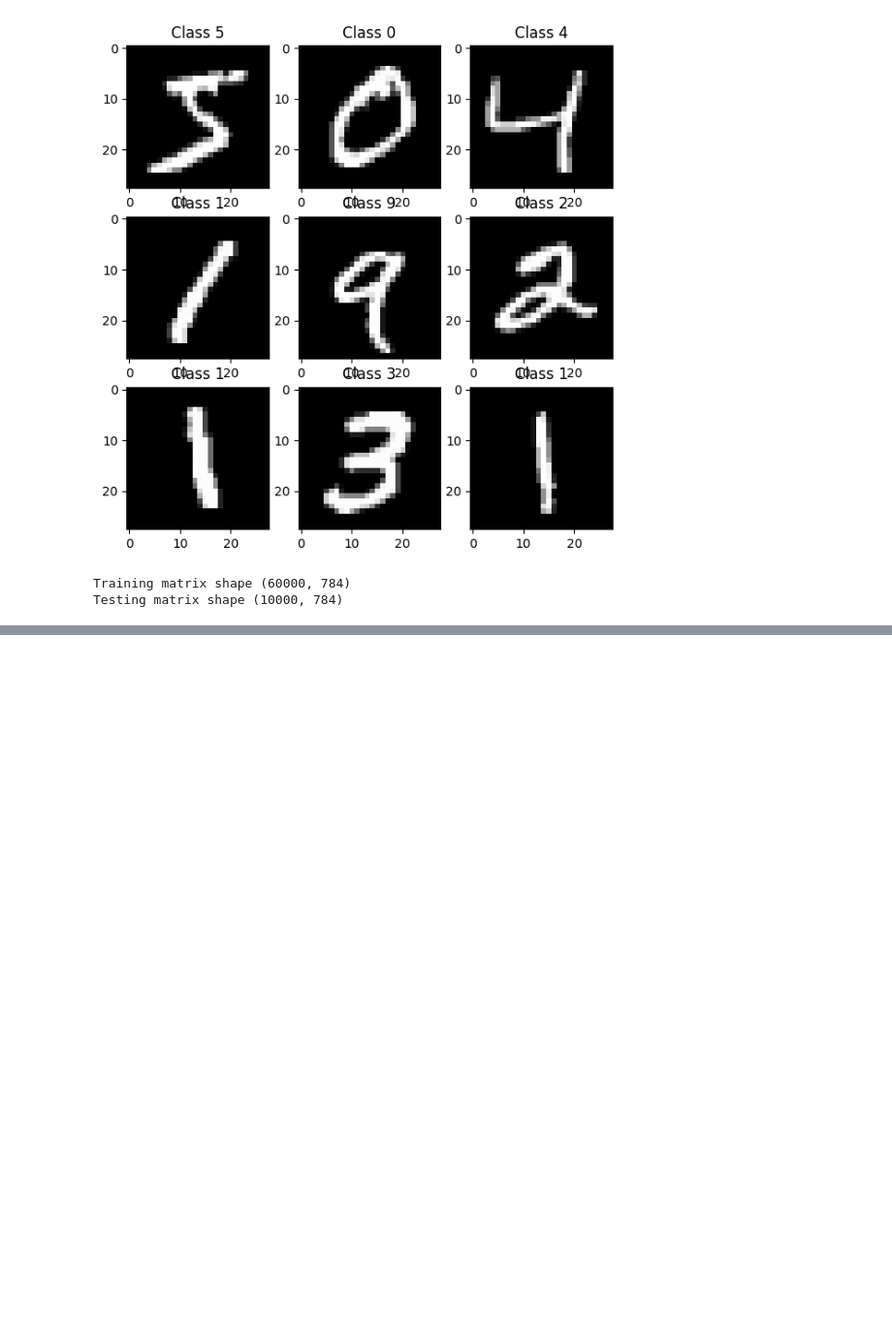
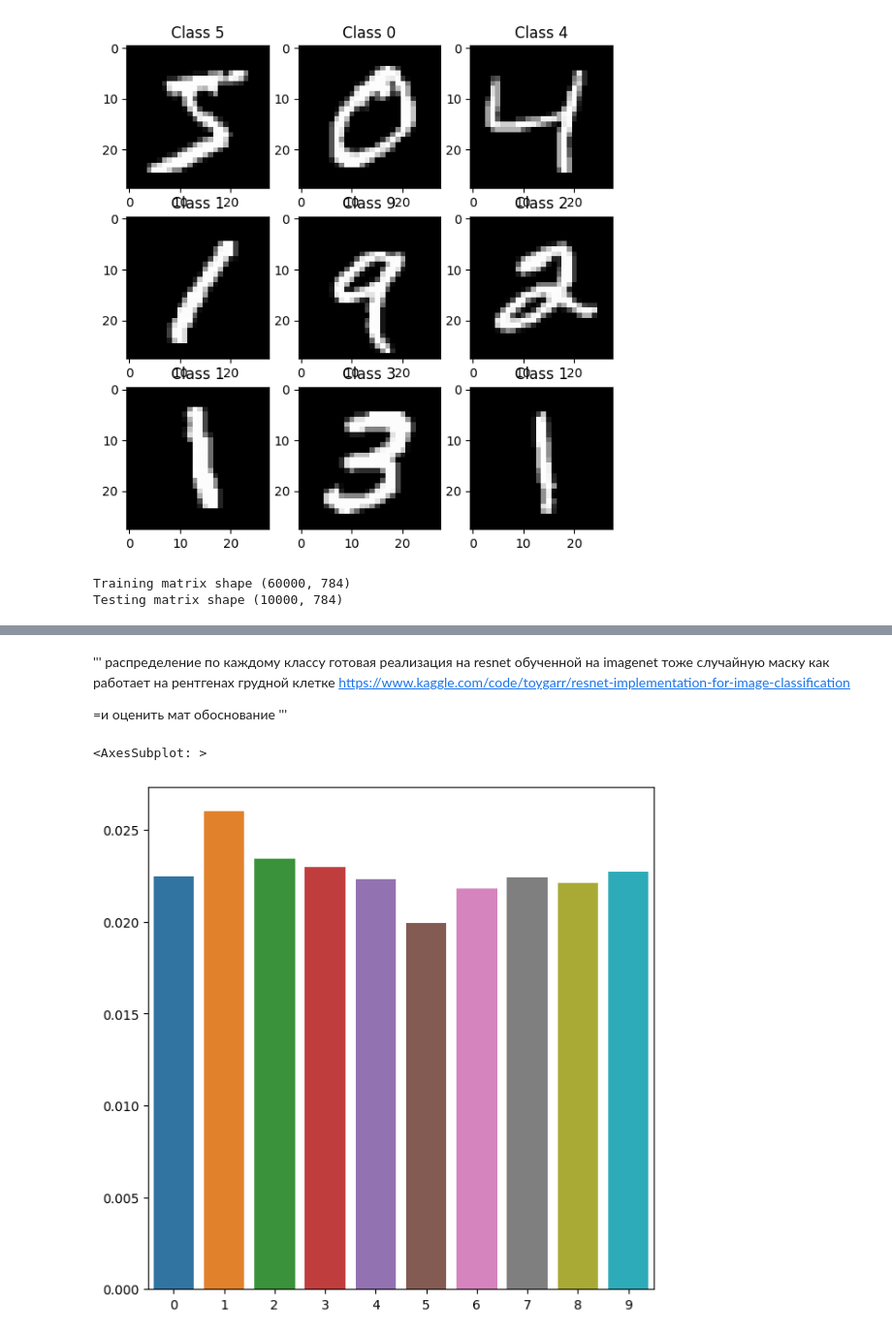
Before and after one commit to ch1cly/PythonScripts, a Jupyter notebook: SRW/mnist1.ipynb, the cells around one changed output, grey strips where cells are left out. Shown at 97% size. Saved outputs shown, nothing was run; the diff lists cells and outputs as text; code cells hidden in the pictures; blank space fills up the shorter version.

```diff
--- a/SRW/mnist1.ipynb
+++ b/SRW/mnist1.ipynb
@@ -167,0 +166,10 @@ for i, incorrect in enumerate(incInd[:4]):
+# %% [markdown]
+'''
+распределение по каждому классу
+готовая реализация на resnet обученной на imagenet тоже случайную маску
+как работает на рентгенах грудной клетке
+https://www.kaggle.com/code/toygarr/resnet-implementation-for-image-classification
+
+=и оценить
+мат обоснование
+'''
@@ -167,0 +178,17 @@ for i, incorrect in enumerate(incInd[:4]):
+# %%
+def difByClass(yCor,Ind):
+    xdif = np.zeros(10,dtype=np.int32)
+    ydif = np.zeros(10,np.int32)
+    for i in range(10):
+        ydif[i] = np.sum(yCor==i)
+        xdif[i] = np.sum(yCor[Ind]==i)
+    return xdif/ydif
+xtitle = ['0','1','2','3','4','5','6','7','8','9']
+# %%
+tval = []
+for i in range(10):
+    tval.append(np.sum(yCor==i)/np.sum(yCor))
+sns.barplot(y = tval,x=xtitle)
+# %% [output]
+<AxesSubplot: >
+[figure, added]
```
Also changed, not shown: parts of 18 cells of this notebook.
